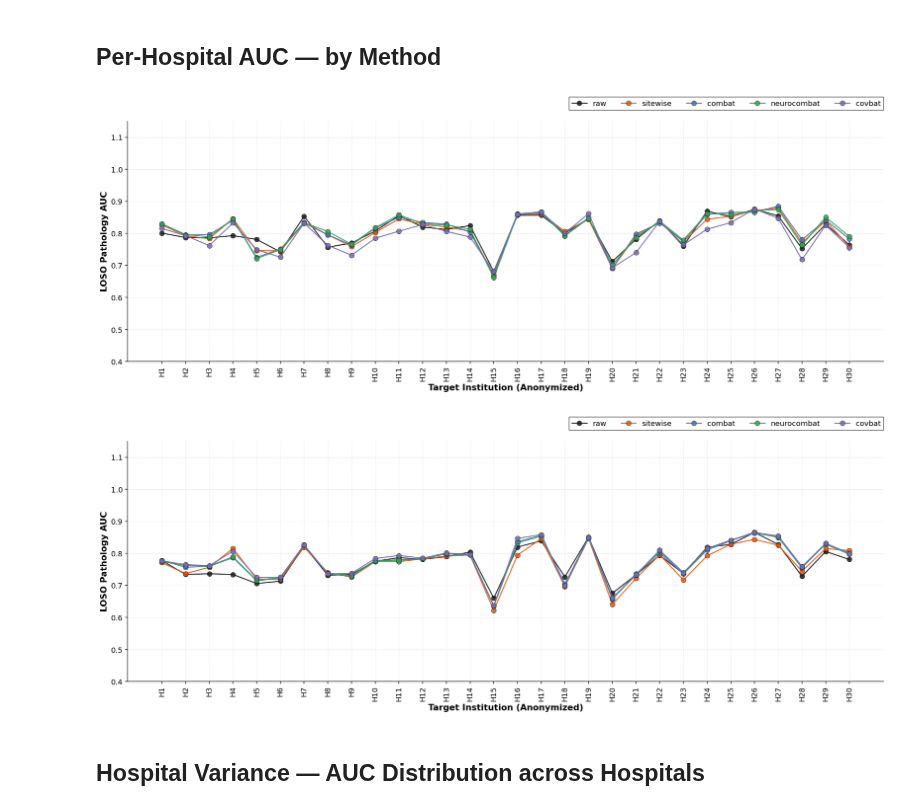
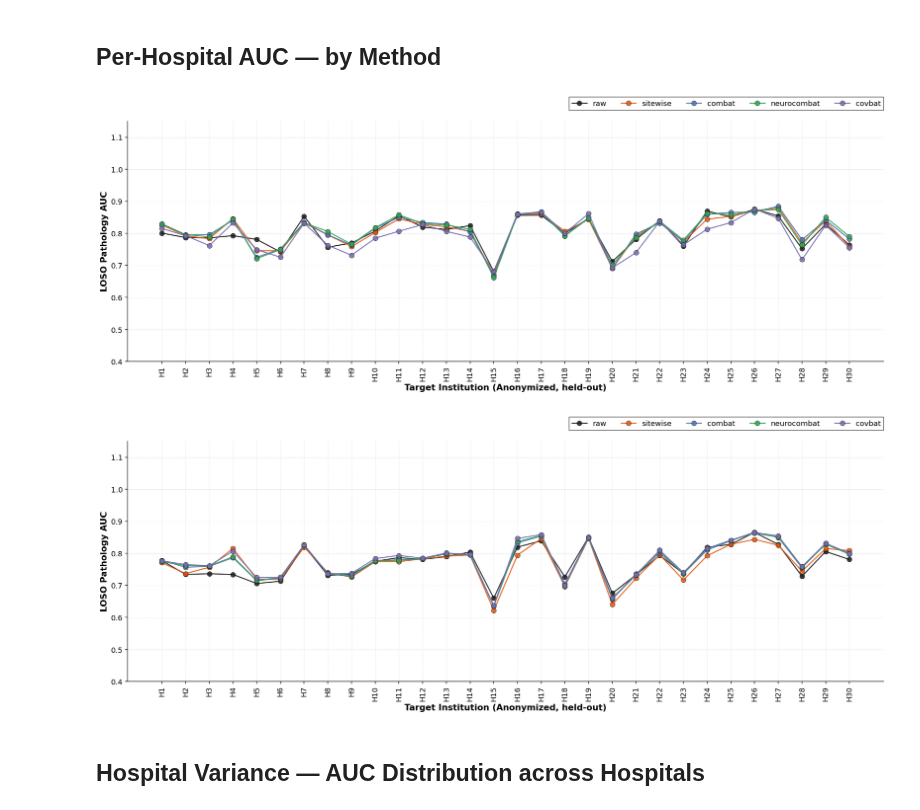
Before and after one commit to chox7/eeg-site-effects, a Jupyter notebook: notebooks/03_harmonization/01_pathology_classification.ipynb, the cells around one changed output. Saved outputs shown, nothing was run; the diff lists cells and outputs as text; code cells hidden in the pictures.

```diff
--- a/notebooks/03_harmonization/01_pathology_classification.ipynb
+++ b/notebooks/03_harmonization/01_pathology_classification.ipynb
@@ -153,35 +153,36 @@ plt.show()
 # %%
 for model in MODELS:
     model_df = df[df['model'] == model]
     if model_df.empty:
         print(f"No results for {model}, skipping.")
         continue
 
     pivot = model_df.pivot_table(index='method', columns='hospital', values='auc')
 
     # Sort hospitals naturally: H1, H2, ..., H30
     hospitals_sorted = sorted(pivot.columns, key=natural_sort_key)
 
     fig, ax = plt.subplots(figsize=(18, 7))
     for method in METHODS:
         if method not in pivot.index:
             continue
         values = [pivot.loc[method].get(h, np.nan) for h in hospitals_sorted]
         ax.plot(hospitals_sorted, values, marker='o', linestyle='-',
                 color=COLOR_MAP[method], label=method, alpha=0.85)
 
     ax.set_ylabel('LOSO Pathology AUC')
-    ax.set_xlabel('Target Institution (Anonymized)')
+    # LOSO: each institution is the held-out target.
+    ax.set_xlabel('Target Institution (Anonymized, held-out)')
     ax.tick_params(axis='x', rotation=90)
     ax.set_ylim(0.4, 1.15)
     ax.grid(axis='y', linestyle='--', alpha=0.5)
     ax.legend(**legend_kwargs(ncol=len(METHODS)))
     fig.tight_layout()
     fig.savefig(f'{FIGURES_DIR}/patho_auc_per_hospital_{model}.png', dpi=150, bbox_inches='tight')
     plt.show()
 # %% [output]
-[figure, old version]
+[figure, new version]
-[figure, old version]
+[figure, new version]
 # %% [markdown]
 ## Hospital Variance — AUC Distribution across Hospitals
 # %%
```
Also changed, not shown: 2 other files.
